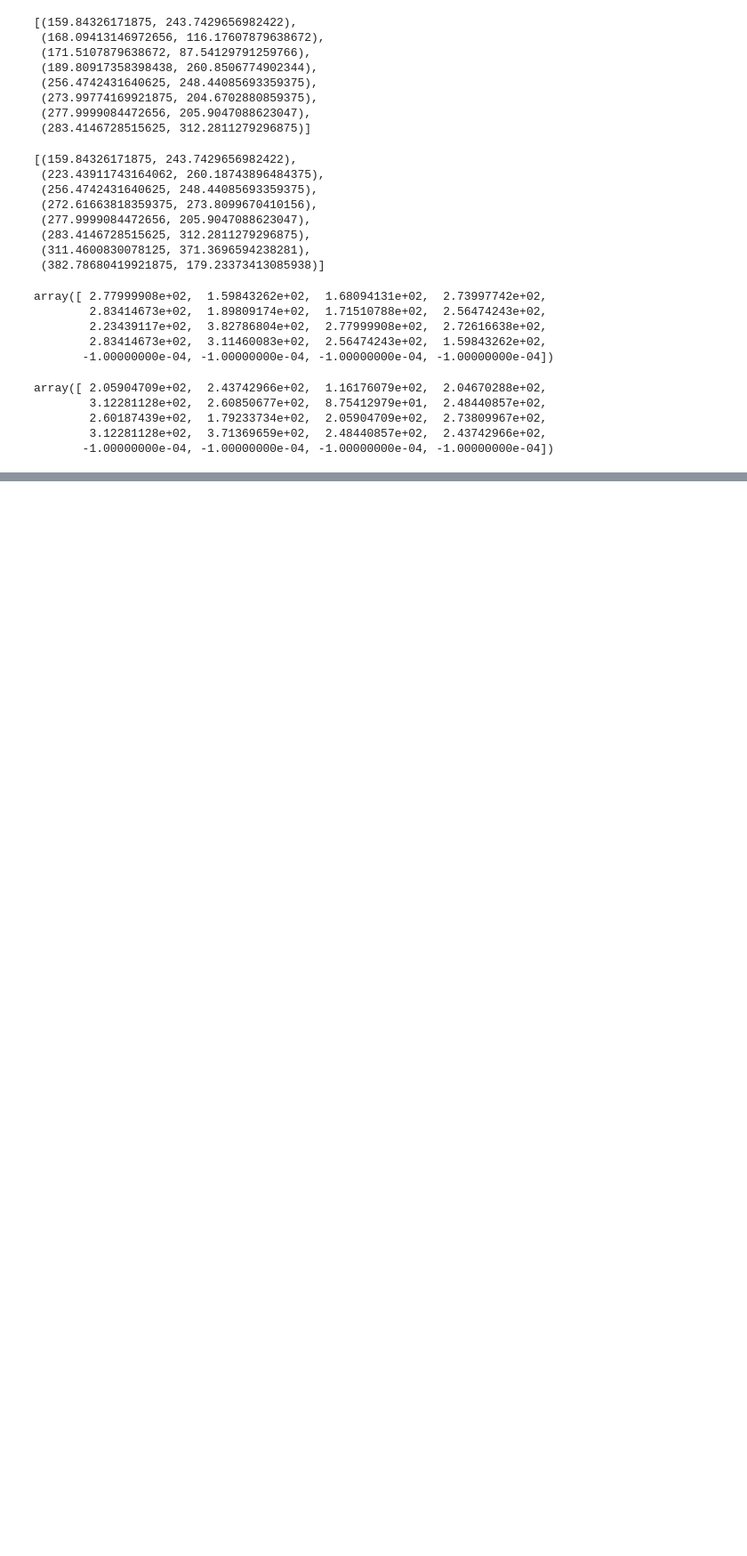
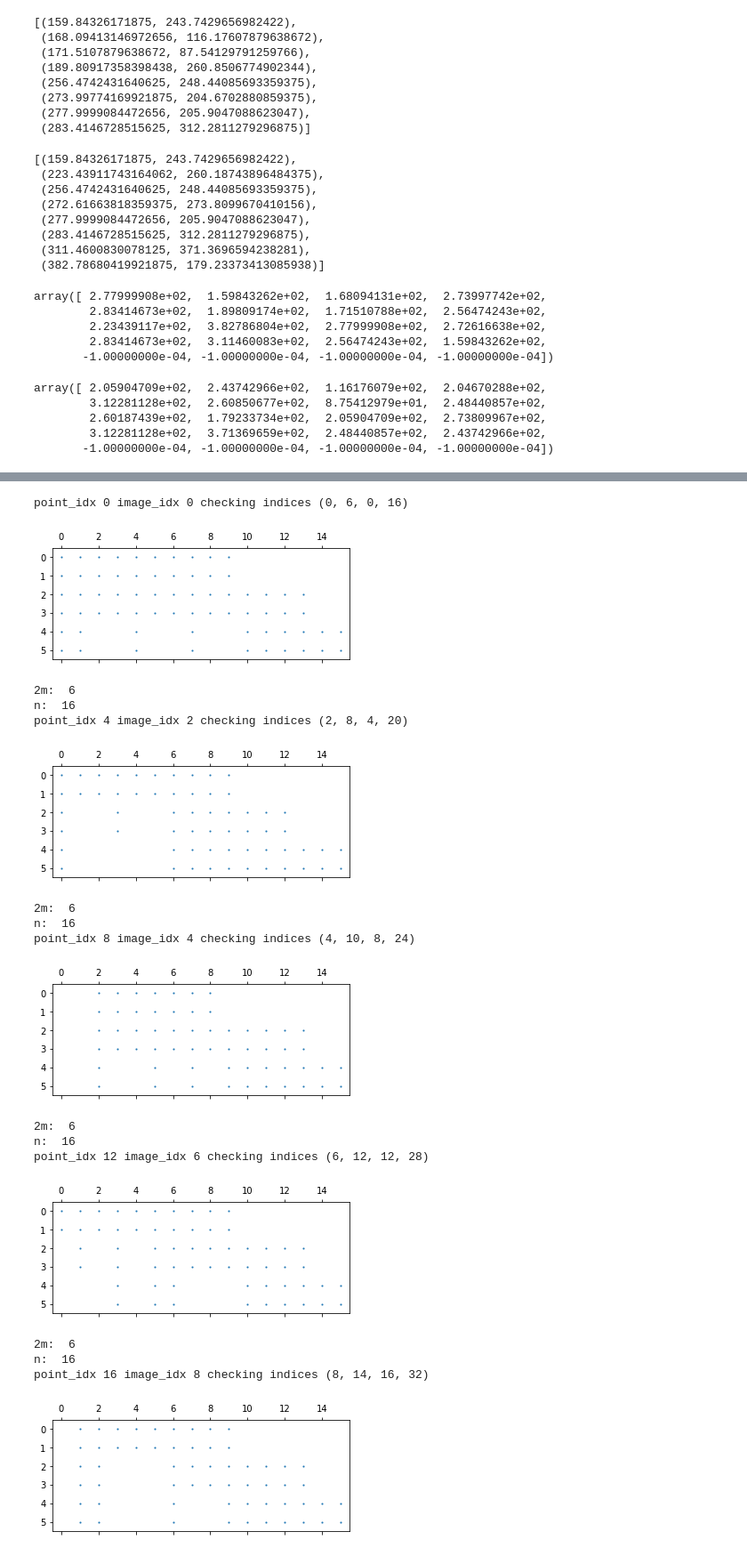
Before and after one commit to OlegBEZb/CV2_UVA_assignments, a Jupyter notebook: assignment2/src/detailed_experiments.ipynb, the cells around one changed output, grey strips where cells are left out. Shown at 89% size. Drawn from its saved outputs; the diff is of its cells as text; code cells hidden in the pictures; blank space fills up the shorter version.

```diff
--- a/assignment2/src/detailed_experiments.ipynb
+++ b/assignment2/src/detailed_experiments.ipynb
@@ -477,16 +415,0 @@ PVM.shape
-# %%
-frame_shape = (6, 10)
-s_list = []
-for point_idx, image_idx in enumerate(range(0, PVM.shape[0]-10, 2)):
-    point_idx = point_idx*4
-    print('point_idx', point_idx, 'image_idx', image_idx,
-          f'checking indices {image_idx,image_idx+frame_shape[0], point_idx,point_idx+frame_shape[1]}')
-
-    plt.figure(figsize=(6, 3))
-    plt.spy(gt_pvm[image_idx:image_idx+frame_shape[0],
-                point_idx:point_idx+frame_shape[1]], precision=1e-4, markersize=1)
-    plt.show()
-
-    S = factorize_and_stitch(gt_pvm[image_idx:image_idx+frame_shape[0],
-                                 point_idx:point_idx+frame_shape[1]])
-    s_list.append(S)
@@ -549,0 +433,3 @@ o3d.visualization.draw_geometries([main] + geom_points_list)
+# %%
+S = factorize_and_stitch(gt_pvm)
+S.shape
@@ -549,0 +624,35 @@ o3d.visualization.draw_geometries([main] + geom_points_list)
+# %%
+frame_shape = (6, 16)
+s_list = []
+for point_idx, image_idx in enumerate(range(0, PVM.shape[0]-2, 2)):
+    point_idx = point_idx*4
+    print('point_idx', point_idx, 'image_idx', image_idx,
+          f'checking indices {image_idx,image_idx+frame_shape[0], point_idx,point_idx+frame_shape[1]}')
+
+    plt.figure(figsize=(6, 3))
+    plt.spy(PVM[image_idx:image_idx+frame_shape[0],
+                point_idx:point_idx+frame_shape[1]], precision=1e-4, markersize=1)
+    plt.show()
+
+    S = factorize_and_stitch(PVM[image_idx:image_idx+frame_shape[0],
+                                 point_idx:point_idx+frame_shape[1]])
+    s_list.append(S)
+# %% [output]
+point_idx 0 image_idx 0 checking indices (0, 6, 0, 16)
+[figure, added]
+2m:  6
+n:  16
+point_idx 4 image_idx 2 checking indices (2, 8, 4, 20)
+[figure, added]
+2m:  6
+n:  16
+point_idx 8 image_idx 4 checking indices (4, 10, 8, 24)
+[figure, added]
+2m:  6
+n:  16
+point_idx 12 image_idx 6 checking indices (6, 12, 12, 28)
+[figure, added]
+2m:  6
+n:  16
+point_idx 16 image_idx 8 checking indices (8, 14, 16, 32)
+[figure, added]
```
Also changed, not shown: parts of 91 cells of this notebook, 3 other files.
